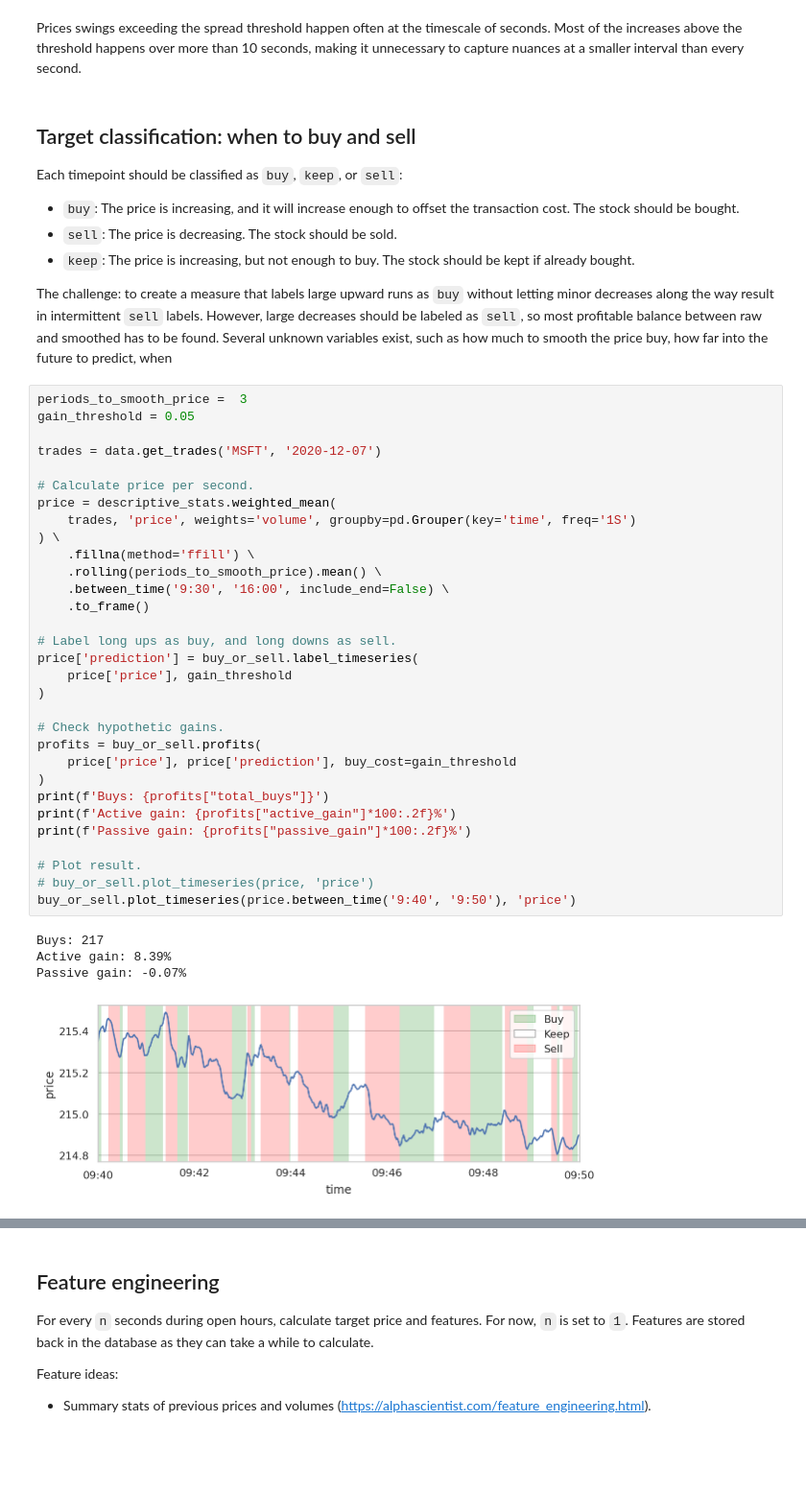
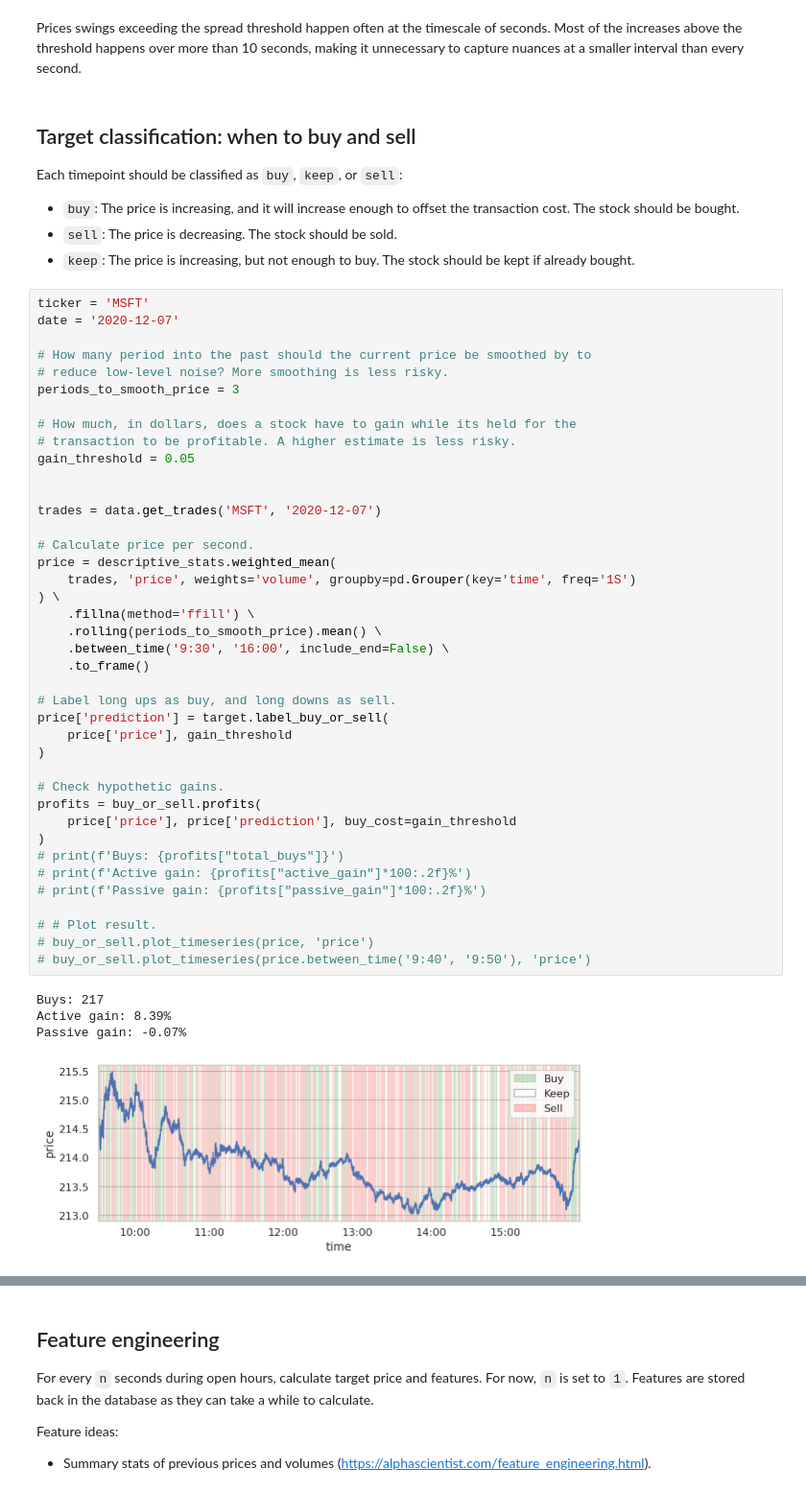
Before and after one commit to dwitvliet/project-stock-trading, a Jupyter notebook: stock_prediction.ipynb, the cells around one changed output, grey strips where cells are left out. Shown: that part at 96% size. Drawn from its saved outputs; the diff is of its cells as text; blank space fills up the shorter version.

Commit message:
Simplified notebook by moving price aggregation to external functions

```diff
--- a/stock_prediction.ipynb
+++ b/stock_prediction.ipynb
@@ -170,41 +171,48 @@ Each timepoint should be classified as `buy`, `keep`, or `sell`:
 - `buy`: The price is increasing, and it will increase enough to offset the transaction cost. The stock should be bought.
 - `sell`: The price is decreasing. The stock should be sold.
 - `keep`: The price is increasing, but not enough to buy. The stock should be kept if already bought.
-
-The challenge: to create a measure that labels large upward runs as `buy` without letting minor decreases along the way result in intermittent `sell` labels. However, large decreases should be labeled as `sell`, so most profitable balance between raw and smoothed has to be found. Several unknown variables exist, such as how much to smooth the price buy, how far into the future to predict, when
 # %%
-periods_to_smooth_price =  3
+ticker = 'MSFT'
+date = '2020-12-07'
+
+# How many period into the past should the current price be smoothed by to
+# reduce low-level noise? More smoothing is less risky.
+periods_to_smooth_price = 3
+
+# How much, in dollars, does a stock have to gain while its held for the
+# transaction to be profitable. A higher estimate is less risky.
 gain_threshold = 0.05
+
 
 trades = data.get_trades('MSFT', '2020-12-07')
 
 # Calculate price per second.
 price = descriptive_stats.weighted_mean(
     trades, 'price', weights='volume', groupby=pd.Grouper(key='time', freq='1S')
 ) \
     .fillna(method='ffill') \
     .rolling(periods_to_smooth_price).mean() \
     .between_time('9:30', '16:00', include_end=False) \
     .to_frame()
 
 # Label long ups as buy, and long downs as sell.
-price['prediction'] = buy_or_sell.label_timeseries(
+price['prediction'] = target.label_buy_or_sell(
     price['price'], gain_threshold
 )
 
 # Check hypothetic gains.
 profits = buy_or_sell.profits(
     price['price'], price['prediction'], buy_cost=gain_threshold
 )
-print(f'Buys: {profits["total_buys"]}')
-print(f'Active gain: {profits["active_gain"]*100:.2f}%')
-print(f'Passive gain: {profits["passive_gain"]*100:.2f}%')
+# print(f'Buys: {profits["total_buys"]}')
+# print(f'Active gain: {profits["active_gain"]*100:.2f}%')
+# print(f'Passive gain: {profits["passive_gain"]*100:.2f}%')
 
-# Plot result.
+# # Plot result.
 # buy_or_sell.plot_timeseries(price, 'price')
-buy_or_sell.plot_timeseries(price.between_time('9:40', '9:50'), 'price')
+# buy_or_sell.plot_timeseries(price.between_time('9:40', '9:50'), 'price')
 # %% [output]
 Buys: 217
 Active gain: 8.39%
 Passive gain: -0.07%
-[figure, old version]
+[figure, new version]
```
Also changed, not shown: parts of 4 cells of this notebook.
